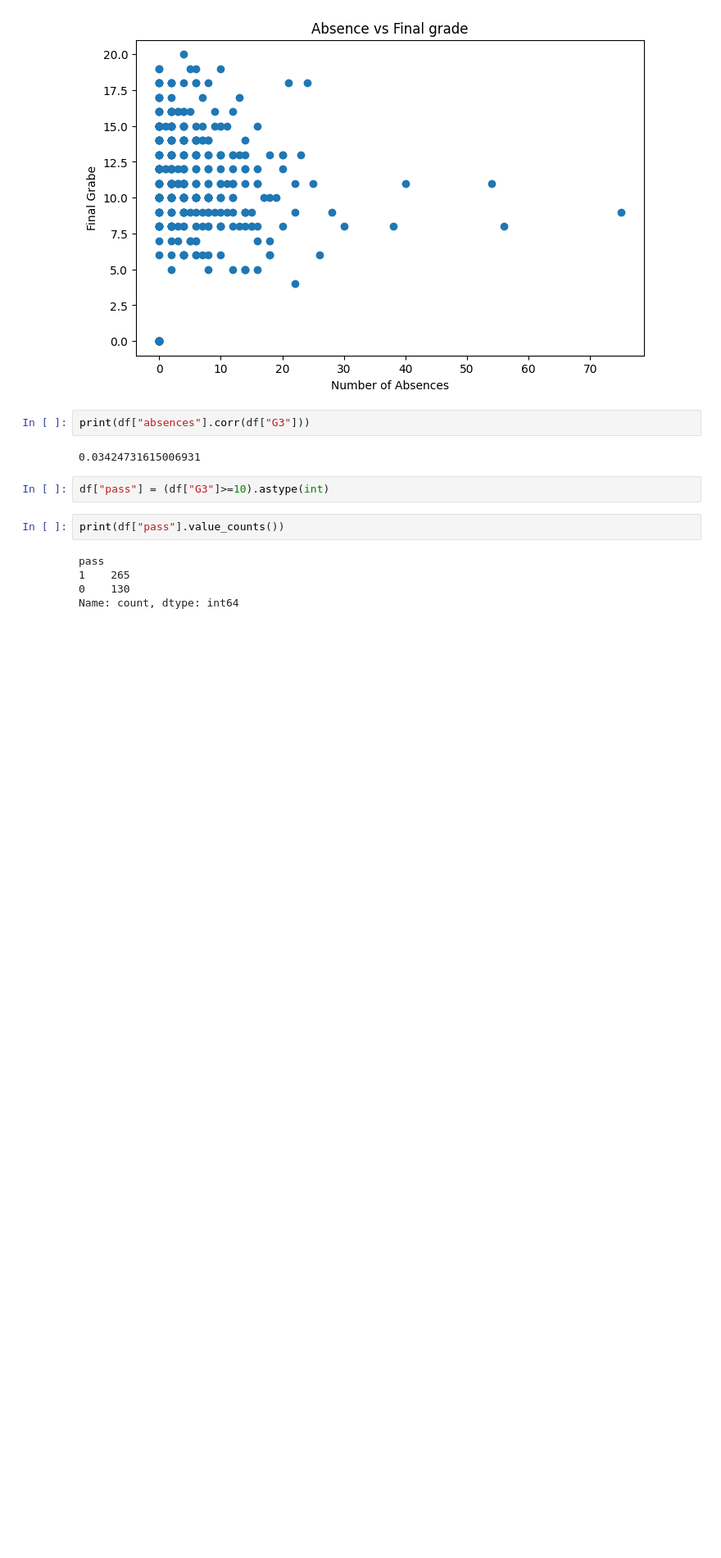
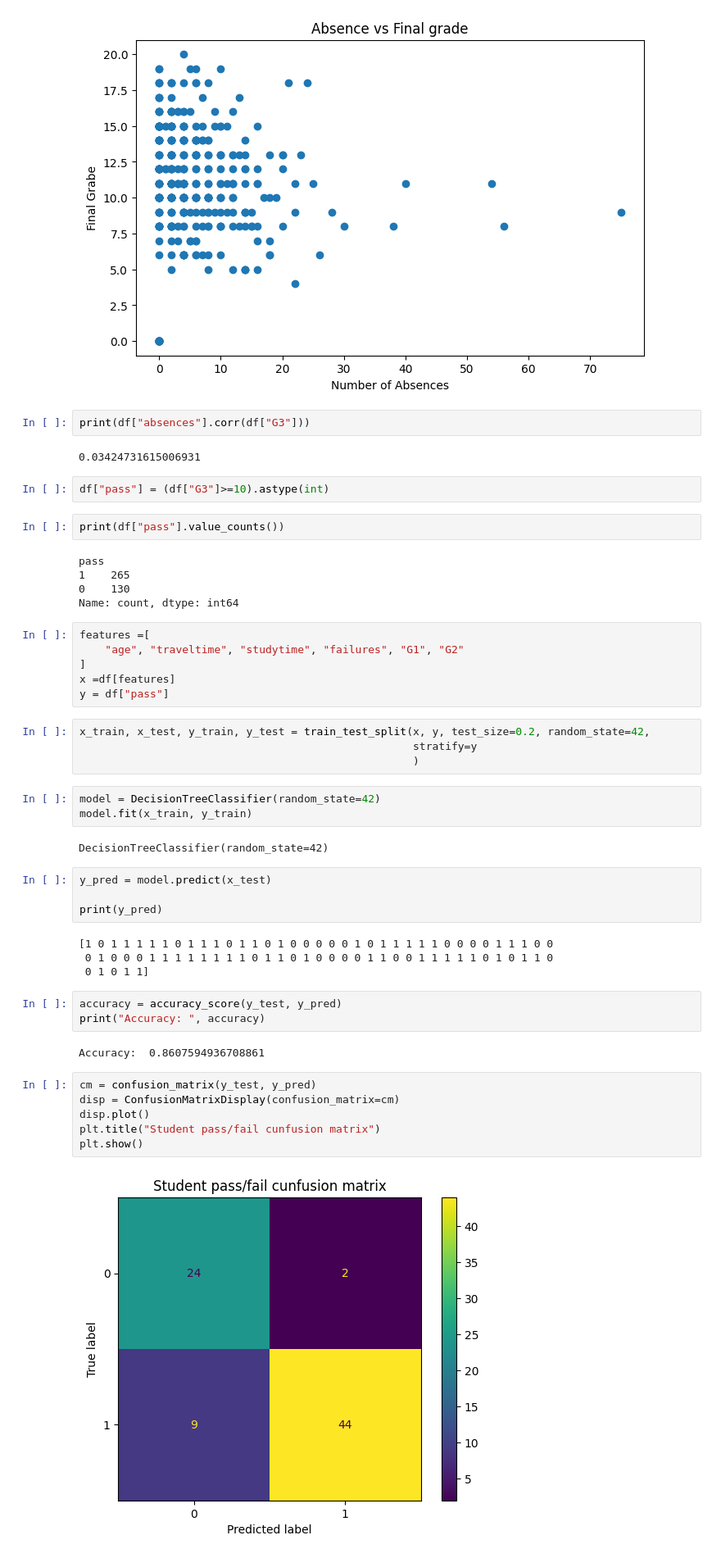
Before and after one commit to pownz123-glitch/bajao_activity_1_ml, a Jupyter notebook: bajao_Activity_02.ipynb, the cells around one changed output. Shown at 82% size. Drawn from its saved outputs; the diff is of its cells as text; blank space fills up the shorter version.

```diff
--- a/bajao_Activity_02.ipynb
+++ b/bajao_Activity_02.ipynb
@@ -173,3 +193,39 @@ pass
 1    265
 0    130
 Name: count, dtype: int64
+# %%
+features =[
+    "age", "traveltime", "studytime", "failures", "G1", "G2"
+]
+x =df[features]
+y = df["pass"]
+# %%
+x_train, x_test, y_train, y_test = train_test_split(x, y, test_size=0.2, random_state=42,
+                                                    stratify=y
+                                                    )
+# %%
+model = DecisionTreeClassifier(random_state=42)
+model.fit(x_train, y_train)
+# %% [output]
+DecisionTreeClassifier(random_state=42)
+# %%
+y_pred = model.predict(x_test)
+
+print(y_pred)
+# %% [output]
+[1 0 1 1 1 1 1 0 1 1 1 0 1 1 0 1 0 0 0 0 0 1 0 1 1 1 1 1 0 0 0 0 1 1 1 0 0
+ 0 1 0 0 0 1 1 1 1 1 1 1 1 0 1 1 0 1 0 0 0 0 1 1 0 0 1 1 1 1 1 0 1 0 1 1 0
+ 0 1 0 1 1]
+# %%
+accuracy = accuracy_score(y_test, y_pred)
+print("Accuracy: ", accuracy)
+# %% [output]
+Accuracy:  0.8607594936708861
+# %%
+cm = confusion_matrix(y_test, y_pred)
+disp = ConfusionMatrixDisplay(confusion_matrix=cm)
+disp.plot()
+plt.title("Student pass/fail cunfusion matrix")
+plt.show()
+# %% [output]
+[figure, added]
```
Also changed, not shown: parts of 1 cell of this notebook.
